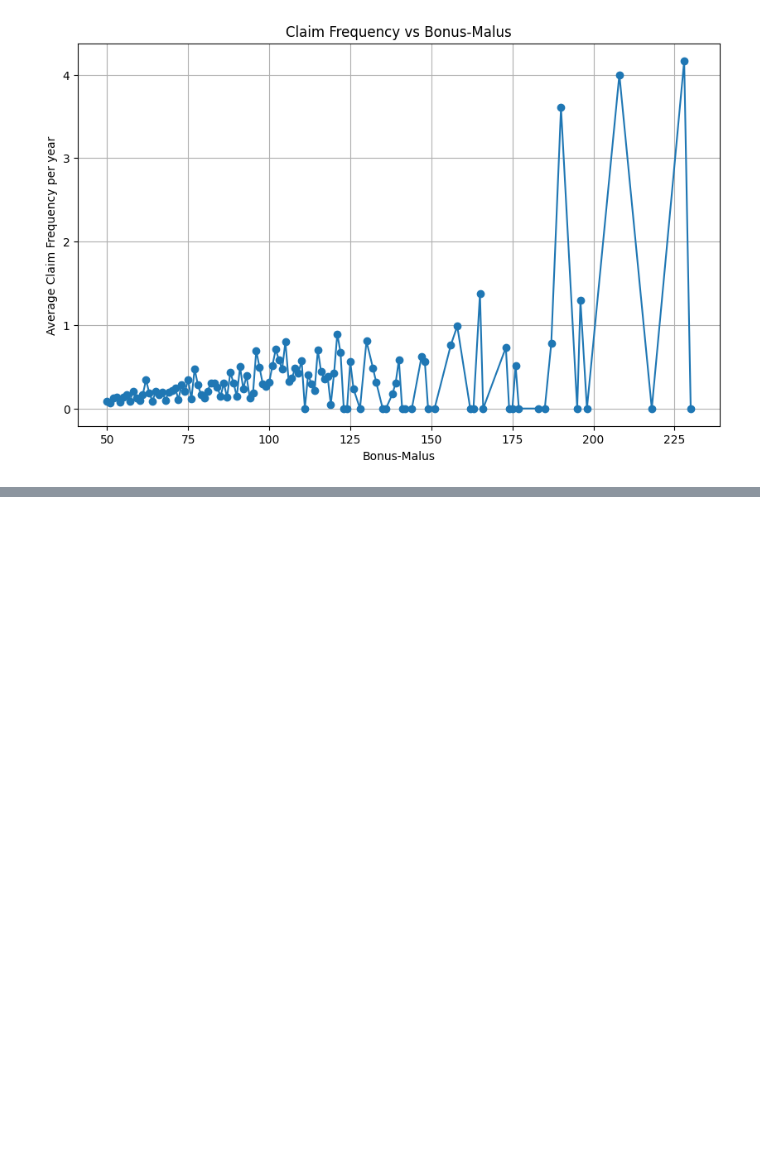
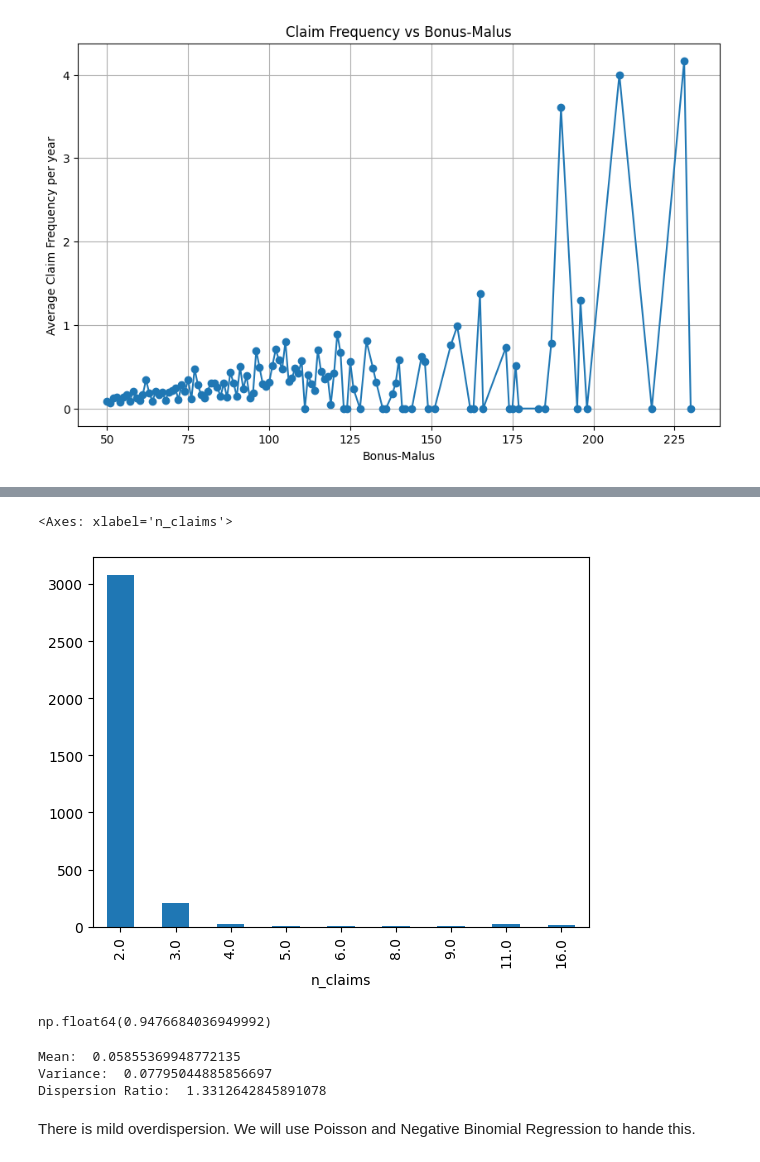
Before and after one commit to nectifurkn455/Auto-Insurance-Modelling, a Jupyter notebook: notebooks/data_cleaning_eda.ipynb, the cells around one changed output, grey strips where cells are left out. Drawn from its saved outputs; the diff is of its cells as text; code cells hidden in the pictures; blank space fills up the shorter version.

Commit message:
frequency graph and dispersion check

```diff
--- a/notebooks/data_cleaning_eda.ipynb
+++ b/notebooks/data_cleaning_eda.ipynb
@@ -262,0 +279,24 @@ plt.show()
+# %%
+rows1 = df[df['n_claims']>1]
+rows1['n_claims'].value_counts().sort_index().plot(kind='bar')
+# %% [output]
+<Axes: xlabel='n_claims'>
+[figure, added]
+# %%
+# Proportion of zeros is extremely high so we may need zero-inflation model.
+(df['n_claims'] == 0).mean()
+# %% [output]
+np.float64(0.9476684036949992)
+# %%
+claims_mean = df['n_claims'].mean()
+claims_var = df['n_claims'].var()
+dispersion_ratio = claims_var/claims_mean
+print('Mean: ', claims_mean,
+      '\nVariance: ', claims_var,
+      '\nDispersion Ratio: ', dispersion_ratio)
+# %% [output]
+Mean:  0.05855369948772135
+Variance:  0.07795044885856697
+Dispersion Ratio:  1.3312642845891078
+# %% [markdown]
+There is mild overdispersion. We will use Poisson and Negative Binomial Regression to hande this.
```
Also changed, not shown: parts of 2 cells of this notebook.
